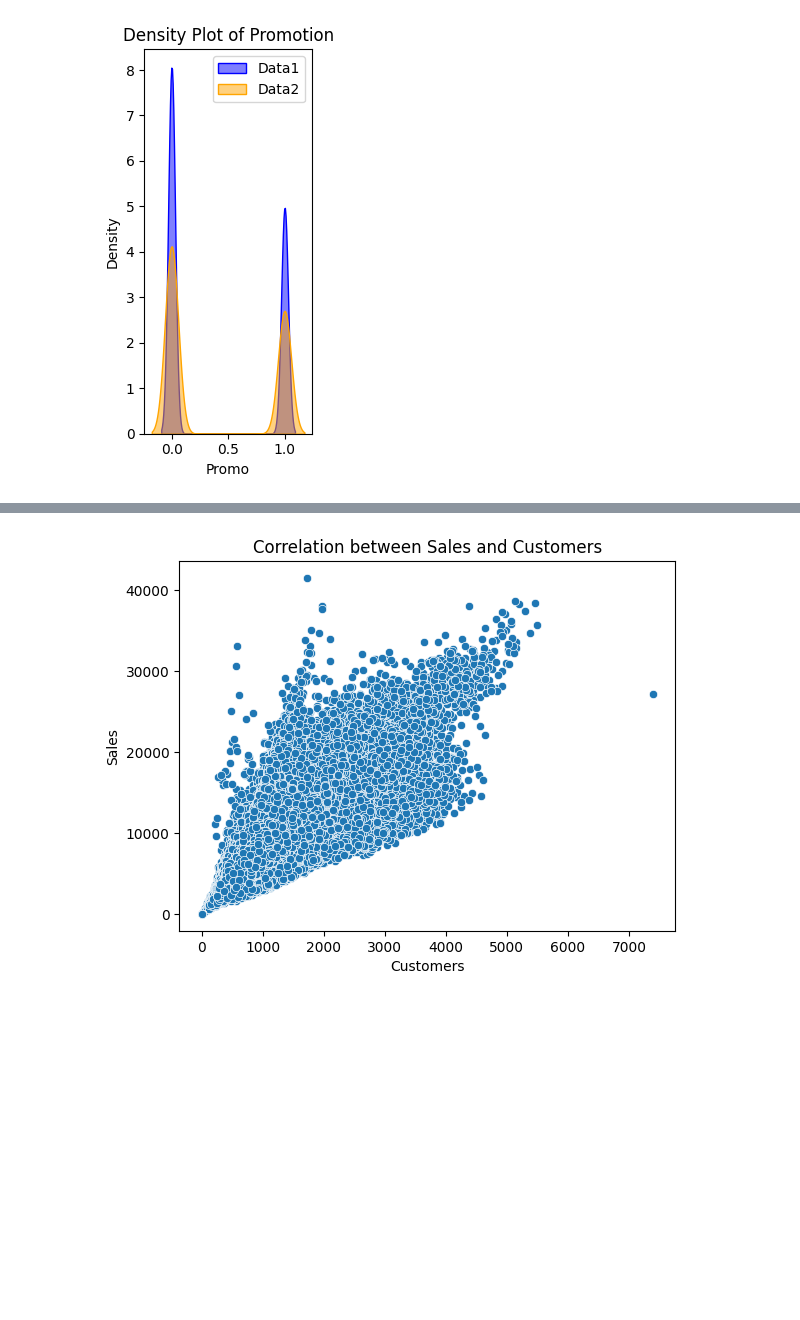
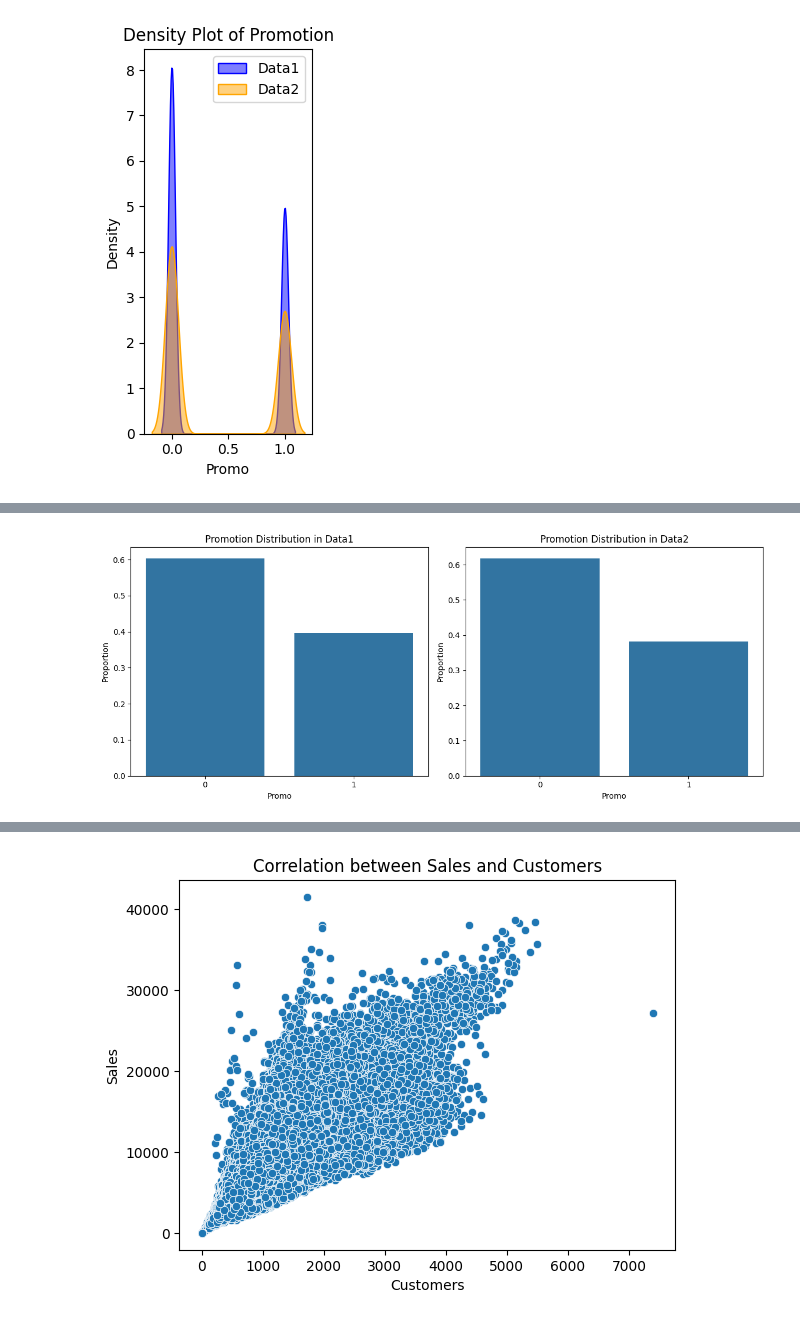
Before and after one commit to malzbanker/AIM_WEEK_4, a Jupyter notebook: notebooks/eda.ipynb, the cells around one changed output, grey strips where cells are left out. Drawn from its saved outputs; the diff is of its cells as text; code cells hidden in the pictures; blank space fills up the shorter version.

```diff
--- a/notebooks/eda.ipynb
+++ b/notebooks/eda.ipynb
@@ -141,3 +160,2 @@ holidays = {
 # %%
-# Merge datasets
-data = pd.merge(data1, data2, on='Store')
+datamg = pd.merge(data2, data3, on='Store')
@@ -143,0 +171,4 @@ data = pd.merge(data1, data2, on='Store')
+# %%
+# Check for NaN values
+print(data.isnull().sum())
+data.fillna(method='ffill', inplace=True)
@@ -143,0 +196,4 @@ data = pd.merge(data1, data2, on='Store')
+# %%
+print(datamg.isnull().sum())
+# Handle missing values, e.g. drop or fill
+datamg.fillna(method='ffill', inplace=True)
@@ -143,0 +219,26 @@ data = pd.merge(data1, data2, on='Store')
+# %%
+#Step 4: Promotions Distribution
+#Check the distribution of promotions.
+
+
+# Count promotions in data1
+promo_dist1 = datamg['Promo'].value_counts(normalize=True)
+promo_dist2 = data['Promo'].value_counts(normalize=True)
+
+# Plotting the promotions distribution
+plt.figure(figsize=(12, 5))
+plt.subplot(1, 2, 1)
+sns.barplot(x=promo_dist1.index, y=promo_dist1.values)
+plt.title('Promotion Distribution in Data1')
+plt.xlabel('Promo')
+plt.ylabel('Proportion')
+
+plt.subplot(1, 2, 2)
+sns.barplot(x=promo_dist2.index, y=promo_dist2.values)
+plt.title('Promotion Distribution in Data2')
+plt.xlabel('Promo')
+plt.ylabel('Proportion')
+
+plt.tight_layout()
+plt.show()
+# %% [output]
@@ -143,0 +249 @@ data = pd.merge(data1, data2, on='Store')
+[figure, added]
```
Also changed, not shown: parts of 30 cells of this notebook, 1 other file.
